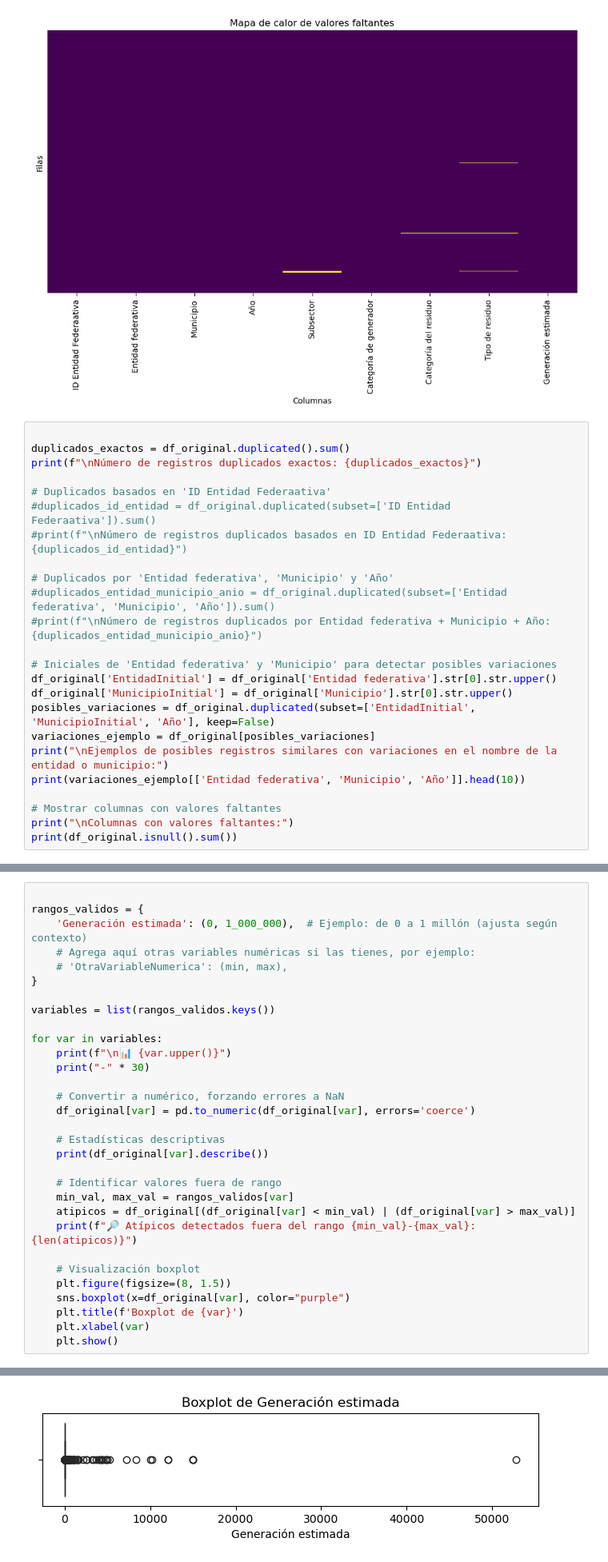
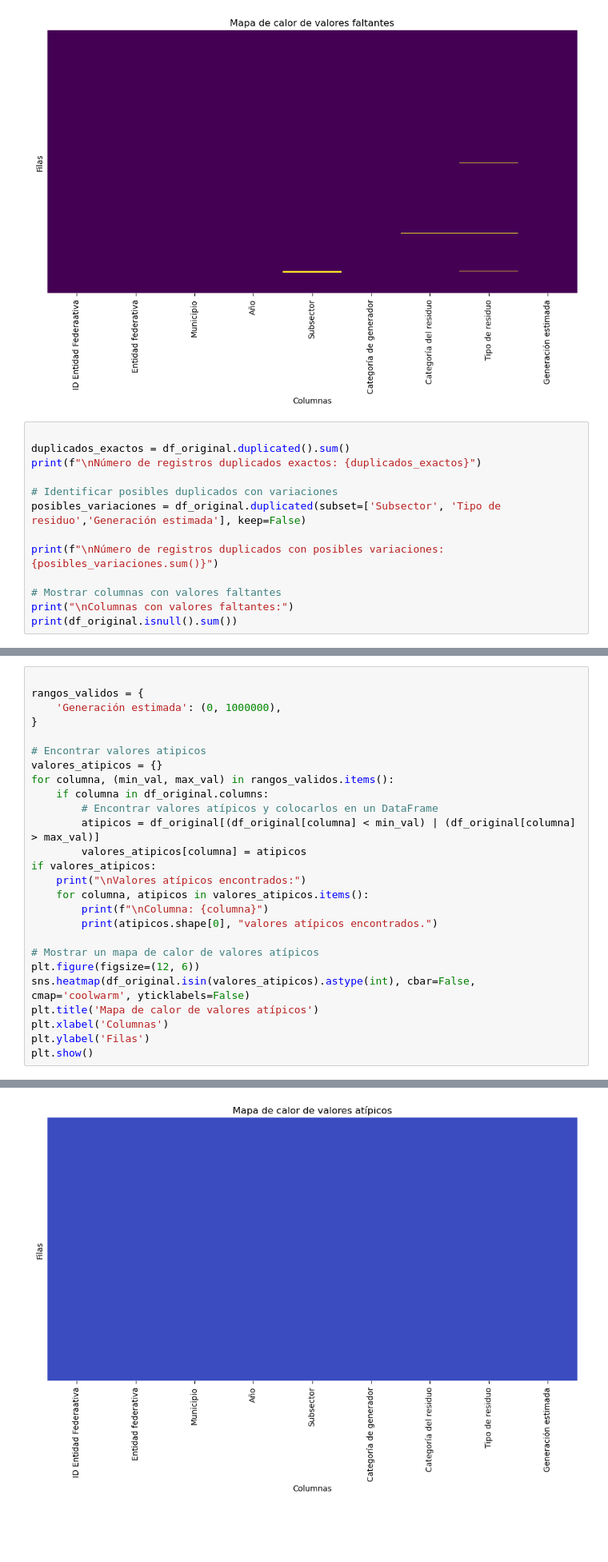
Before and after one commit to JonthanAyala/ETL_ProyectoIntegrador_Tucanes2, a Jupyter notebook: Integradora.ipynb, the cells around one changed output, grey strips where cells are left out. Shown at 80% size. Cells and saved outputs as stored; diff of their text form; blank space fills up the shorter version.

```diff
--- a/Integradora.ipynb
+++ b/Integradora.ipynb
@@ -136,21 +137,10 @@ plt.show()
 duplicados_exactos = df_original.duplicated().sum()
 print(f"\nNúmero de registros duplicados exactos: {duplicados_exactos}")
 
-# Duplicados basados en 'ID Entidad Federaativa'
-#duplicados_id_entidad = df_original.duplicated(subset=['ID Entidad Federaativa']).sum()
-#print(f"\nNúmero de registros duplicados basados en ID Entidad Federaativa: {duplicados_id_entidad}")
+# Identificar posibles duplicados con variaciones
+posibles_variaciones = df_original.duplicated(subset=['Subsector', 'Tipo de residuo','Generación estimada'], keep=False)
 
-# Duplicados por 'Entidad federativa', 'Municipio' y 'Año'
-#duplicados_entidad_municipio_anio = df_original.duplicated(subset=['Entidad federativa', 'Municipio', 'Año']).sum()
-#print(f"\nNúmero de registros duplicados por Entidad federativa + Municipio + Año: {duplicados_entidad_municipio_anio}")
-
-# Iniciales de 'Entidad federativa' y 'Municipio' para detectar posibles variaciones
-df_original['EntidadInitial'] = df_original['Entidad federativa'].str[0].str.upper()
-df_original['MunicipioInitial'] = df_original['Municipio'].str[0].str.upper()
-posibles_variaciones = df_original.duplicated(subset=['EntidadInitial', 'MunicipioInitial', 'Año'], keep=False)
-variaciones_ejemplo = df_original[posibles_variaciones]
-print("\nEjemplos de posibles registros similares con variaciones en el nombre de la entidad o municipio:")
-print(variaciones_ejemplo[['Entidad federativa', 'Municipio', 'Año']].head(10))
+print(f"\nNúmero de registros duplicados con posibles variaciones: {posibles_variaciones.sum()}")
 
 # Mostrar columnas con valores faltantes
 print("\nColumnas con valores faltantes:")
@@ -176,32 +164,27 @@ dtype: int64
 # %%
 
 rangos_validos = {
-    'Generación estimada': (0, 1_000_000),  # Ejemplo: de 0 a 1 millón (ajusta según contexto)
-    # Agrega aquí otras variables numéricas si las tienes, por ejemplo:
-    # 'OtraVariableNumerica': (min, max),
+    'Generación estimada': (0, 1000000),
 }
 
-variables = list(rangos_validos.keys())
+# Encontrar valores atipicos
+valores_atipicos = {}
+for columna, (min_val, max_val) in rangos_validos.items():
+    if columna in df_original.columns:
+        # Encontrar valores atípicos y colocarlos en un DataFrame
+        atipicos = df_original[(df_original[columna] < min_val) | (df_original[columna] > max_val)]
+        valores_atipicos[columna] = atipicos
+if valores_atipicos:
+    print("\nValores atípicos encontrados:")
+    for columna, atipicos in valores_atipicos.items():
+        print(f"\nColumna: {columna}")
+        print(atipicos.shape[0], "valores atípicos encontrados.")
 
-for var in variables:
-    print(f"\n📊 {var.upper()}")
-    print("-" * 30)
-
-    # Convertir a numérico, forzando errores a NaN
-    df_original[var] = pd.to_numeric(df_original[var], errors='coerce')
-
-    # Estadísticas descriptivas
-    print(df_original[var].describe())
-
-    # Identificar valores fuera de rango
-    min_val, max_val = rangos_validos[var]
-    atipicos = df_original[(df_original[var] < min_val) | (df_original[var] > max_val)]
-    print(f"🔎 Atípicos detectados fuera del rango {min_val}-{max_val}: {len(atipicos)}")
-
-    # Visualización boxplot
-    plt.figure(figsize=(8, 1.5))
-    sns.boxplot(x=df_original[var], color="purple")
-    plt.title(f'Boxplot de {var}')
-    plt.xlabel(var)
-    plt.show()
+# Mostrar un mapa de calor de valores atípicos
+plt.figure(figsize=(12, 6))
+sns.heatmap(df_original.isin(valores_atipicos).astype(int), cbar=False, cmap='coolwarm', yticklabels=False)
+plt.title('Mapa de calor de valores atípicos')
+plt.xlabel('Columnas')
+plt.ylabel('Filas')
+plt.show()
 # %% [output]
@@ -220 +195 @@ Name: Generación estimada, dtype: float64
-[figure, old version]
+[figure, new version]
```
Also changed, not shown: parts of 23 cells of this notebook.
